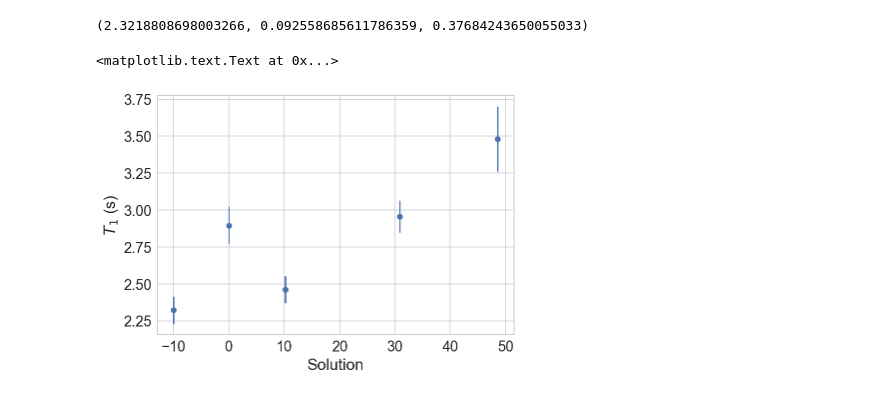
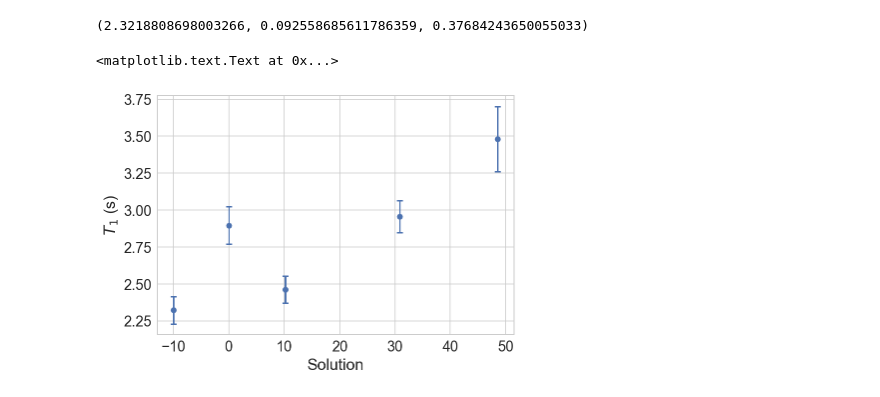
Before and after one commit to jackhong6/PHYS309, a Jupyter notebook: PHYS 309 Final Data Analysis 3.ipynb, the cells around one changed output. Saved outputs shown, nothing was run; the diff lists cells and outputs as text; code cells hidden in the pictures.

Commit message:
Added caps to errorbars

```diff
--- a/PHYS 309 Final Data Analysis 3.ipynb
+++ b/PHYS 309 Final Data Analysis 3.ipynb
@@ -337,9 +337,11 @@ T1_m, uT1_m, chi2_m
 (2.3218808698003266, 0.092558685611786359, 0.37684243650055033)
 # %%
 scatter([-10, 0, 10.22, 30.88, 48.55], [T1_m, T1_0, T1_10,T1_30,T1_48])
-errorbar([-10, 0, 10.22, 30.88, 48.55], [T1_m, T1_0, T1_10,T1_30,T1_48], yerr=[uT1_m, uT1_0, uT1_10,uT1_30,uT1_48], linestyle='none')
+errorbar([-10, 0, 10.22, 30.88, 48.55], [T1_m, T1_0, T1_10,T1_30,T1_48],
+         yerr=[uT1_m, uT1_0, uT1_10,uT1_30,uT1_48], linestyle='none',
+        capsize=3, elinewidth=1.5, markeredgewidth=1.5)
 ylabel('$T_1$ (s)')
 xlabel('Solution')
 # %% [output]
 <matplotlib.text.Text at 0x...>
-[figure, old version]
+[figure, new version]
```
Also changed, not shown: parts of 9 cells of this notebook.
